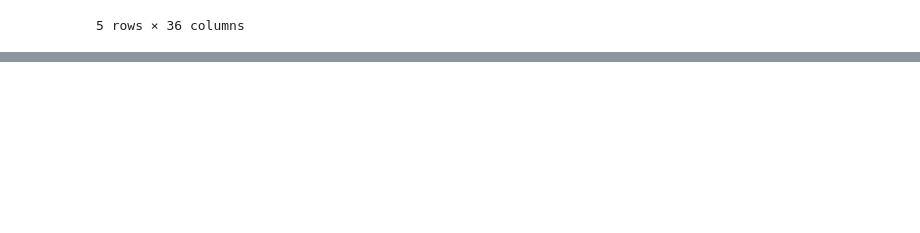
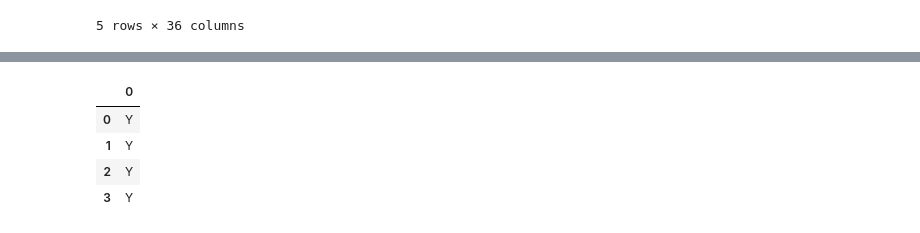
Before and after one commit to jseigh89/NCAAB, a Jupyter notebook: Predict March Madness.ipynb, the cells around one changed output, grey strips where cells are left out. Saved outputs shown, nothing was run; the diff lists cells and outputs as text; code cells hidden in the pictures; blank space fills up the shorter version.

```diff
--- a/Predict March Madness.ipynb
+++ b/Predict March Madness.ipynb
@@ -469,0 +476,8 @@ print(y_pred_C,y_pred_B,y_pred_A,Y_pred)
+# %%
+test
+# %% [output]
+|  | 0 |
+| 0 | Y |
+| 1 | Y |
+| 2 | Y |
+| 3 | Y |
```
Also changed, not shown: parts of 17 cells of this notebook.
